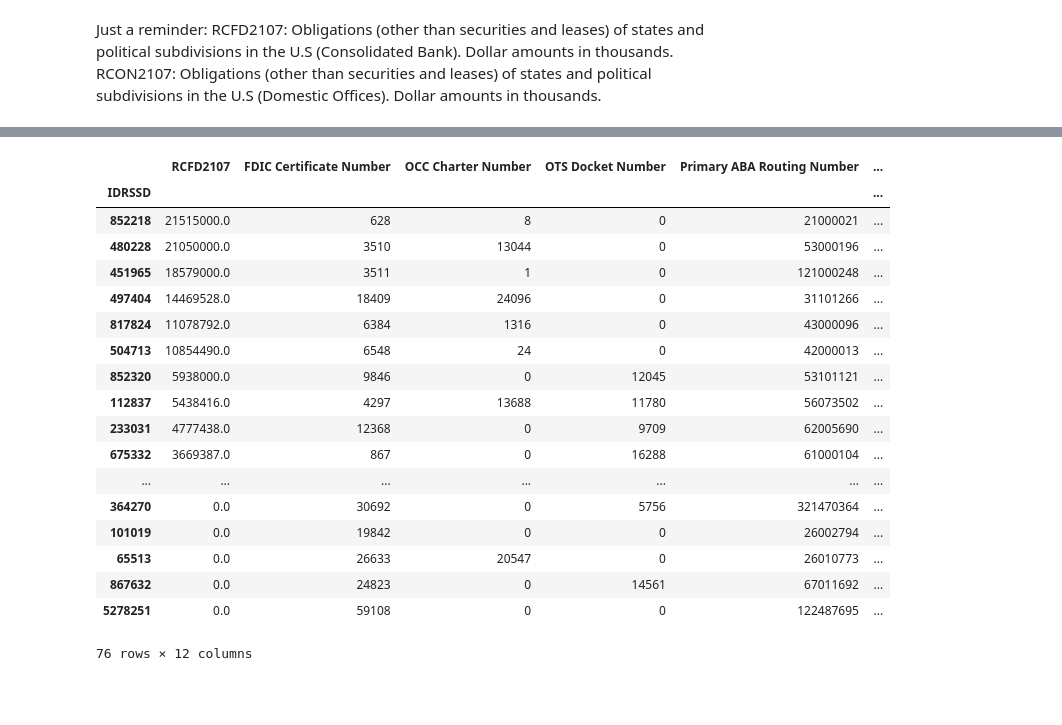
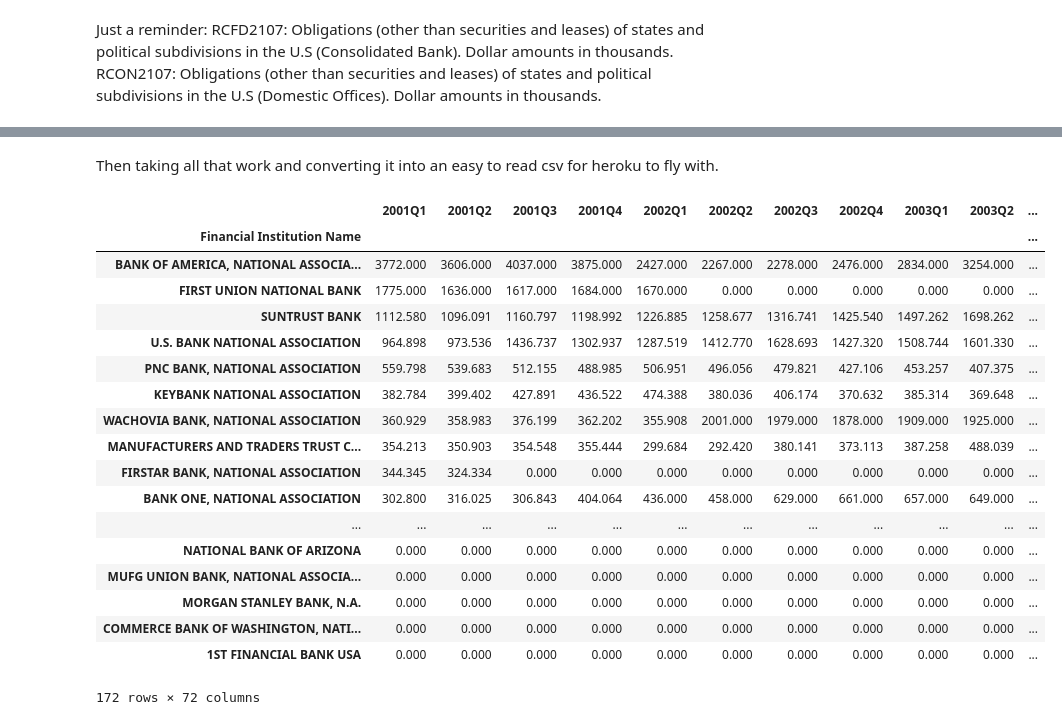
Before and after one commit to minsun-ss/FDICCallReports, a Jupyter notebook: fdic.ipynb, the cells around one changed output, grey strips where cells are left out. Cells and saved outputs as stored; diff of their text form; code cells hidden in the pictures; blank space fills up the shorter version.

```diff
--- a/fdic.ipynb
+++ b/fdic.ipynb
@@ -59,29 +53,0 @@ Name: RCFD2107, Length: 150, dtype: object
-# %%
-zf = zipfile.ZipFile('data/FFIEC CDR Call Bulk All Schedules 12312018.zip')
-df_banks = pd.read_csv(zf.open('FFIEC CDR Call Bulk POR 12312018.txt'), sep='\t').set_index('IDRSSD')
-df = pd.read_csv(zf.open('FFIEC CDR Call Schedule RCCI 12312018.txt'), sep='\t', header=[0], skiprows=[1]).set_index('IDRSSD')
-muni_loans = df['RCFD2107'].dropna()
-
-muni_banks = pd.merge(muni_loans, df_banks, how='left', left_index=True, right_index=True)
-muni_banks.sort_values(by='RCFD2107', ascending=False, inplace=True)
-muni_banks
-# %% [output]
-|  | RCFD2107 | FDIC Certificate Number | OCC Charter Number | OTS Docket Number | Primary ABA Routing Number | ... |
-| IDRSSD |  |  |  |  |  | ... |
-| 852218 | 21515000.0 | 628 | 8 | 0 | 21000021 | ... |
-| 480228 | 21050000.0 | 3510 | 13044 | 0 | 53000196 | ... |
-| 451965 | 18579000.0 | 3511 | 1 | 0 | 121000248 | ... |
-| 497404 | 14469528.0 | 18409 | 24096 | 0 | 31101266 | ... |
-| 817824 | 11078792.0 | 6384 | 1316 | 0 | 43000096 | ... |
-| 504713 | 10854490.0 | 6548 | 24 | 0 | 42000013 | ... |
-| 852320 | 5938000.0 | 9846 | 0 | 12045 | 53101121 | ... |
-| 112837 | 5438416.0 | 4297 | 13688 | 11780 | 56073502 | ... |
-| 233031 | 4777438.0 | 12368 | 0 | 9709 | 62005690 | ... |
-| 675332 | 3669387.0 | 867 | 0 | 16288 | 61000104 | ... |
-| ... | ... | ... | ... | ... | ... | ... |
-| 364270 | 0.0 | 30692 | 0 | 5756 | 321470364 | ... |
-| 101019 | 0.0 | 19842 | 0 | 0 | 26002794 | ... |
-| 65513 | 0.0 | 26633 | 20547 | 0 | 26010773 | ... |
-| 867632 | 0.0 | 24823 | 0 | 14561 | 67011692 | ... |
-| 5278251 | 0.0 | 59108 | 0 | 0 | 122487695 | ... |
-76 rows × 12 columns
@@ -87,0 +68,2 @@ muni_banks
+# %% [markdown]
+Then taking all that work and converting it into an easy to read csv for heroku to fly with.
@@ -87,0 +72,30 @@ muni_banks
+# %%
+import pandas as pd
+import numpy as np
+
+df = pd.read_csv('munidata.csv').set_index('Financial Institution Name')
+{np.where(df.columns.values == i)[0][0]: i for i in df.columns.values}
+
+df.sort_values(by=['2001Q1'], ascending=True, inplace=True)
+    #subset = munidata.head(50).copy()
+df
+# %% [output]
+|  | 2001Q1 | 2001Q2 | 2001Q3 | 2001Q4 | 2002Q1 | 2002Q2 | 2002Q3 | 2002Q4 | 2003Q1 | 2003Q2 | ... |
+| Financial Institution Name |  |  |  |  |  |  |  |  |  |  | ... |
+| BANK OF AMERICA, NATIONAL ASSOCIA... | 3772.000 | 3606.000 | 4037.000 | 3875.000 | 2427.000 | 2267.000 | 2278.000 | 2476.000 | 2834.000 | 3254.000 | ... |
+| FIRST UNION NATIONAL BANK | 1775.000 | 1636.000 | 1617.000 | 1684.000 | 1670.000 | 0.000 | 0.000 | 0.000 | 0.000 | 0.000 | ... |
+| SUNTRUST BANK | 1112.580 | 1096.091 | 1160.797 | 1198.992 | 1226.885 | 1258.677 | 1316.741 | 1425.540 | 1497.262 | 1698.262 | ... |
+| U.S. BANK NATIONAL ASSOCIATION | 964.898 | 973.536 | 1436.737 | 1302.937 | 1287.519 | 1412.770 | 1628.693 | 1427.320 | 1508.744 | 1601.330 | ... |
+| PNC BANK, NATIONAL ASSOCIATION | 559.798 | 539.683 | 512.155 | 488.985 | 506.951 | 496.056 | 479.821 | 427.106 | 453.257 | 407.375 | ... |
+| KEYBANK NATIONAL ASSOCIATION | 382.784 | 399.402 | 427.891 | 436.522 | 474.388 | 380.036 | 406.174 | 370.632 | 385.314 | 369.648 | ... |
+| WACHOVIA BANK, NATIONAL ASSOCIATION | 360.929 | 358.983 | 376.199 | 362.202 | 355.908 | 2001.000 | 1979.000 | 1878.000 | 1909.000 | 1925.000 | ... |
+| MANUFACTURERS AND TRADERS TRUST C... | 354.213 | 350.903 | 354.548 | 355.444 | 299.684 | 292.420 | 380.141 | 373.113 | 387.258 | 488.039 | ... |
+| FIRSTAR BANK, NATIONAL ASSOCIATION | 344.345 | 324.334 | 0.000 | 0.000 | 0.000 | 0.000 | 0.000 | 0.000 | 0.000 | 0.000 | ... |
+| BANK ONE, NATIONAL ASSOCIATION | 302.800 | 316.025 | 306.843 | 404.064 | 436.000 | 458.000 | 629.000 | 661.000 | 657.000 | 649.000 | ... |
+| ... | ... | ... | ... | ... | ... | ... | ... | ... | ... | ... | ... |
+| NATIONAL BANK OF ARIZONA | 0.000 | 0.000 | 0.000 | 0.000 | 0.000 | 0.000 | 0.000 | 0.000 | 0.000 | 0.000 | ... |
+| MUFG UNION BANK, NATIONAL ASSOCIA... | 0.000 | 0.000 | 0.000 | 0.000 | 0.000 | 0.000 | 0.000 | 0.000 | 0.000 | 0.000 | ... |
+| MORGAN STANLEY BANK, N.A. | 0.000 | 0.000 | 0.000 | 0.000 | 0.000 | 0.000 | 0.000 | 0.000 | 0.000 | 0.000 | ... |
+| COMMERCE BANK OF WASHINGTON, NATI... | 0.000 | 0.000 | 0.000 | 0.000 | 0.000 | 0.000 | 0.000 | 0.000 | 0.000 | 0.000 | ... |
+| 1ST FINANCIAL BANK USA | 0.000 | 0.000 | 0.000 | 0.000 | 0.000 | 0.000 | 0.000 | 0.000 | 0.000 | 0.000 | ... |
+172 rows × 72 columns
```
Also changed, not shown: parts of 3 cells of this notebook, 1 other file.
